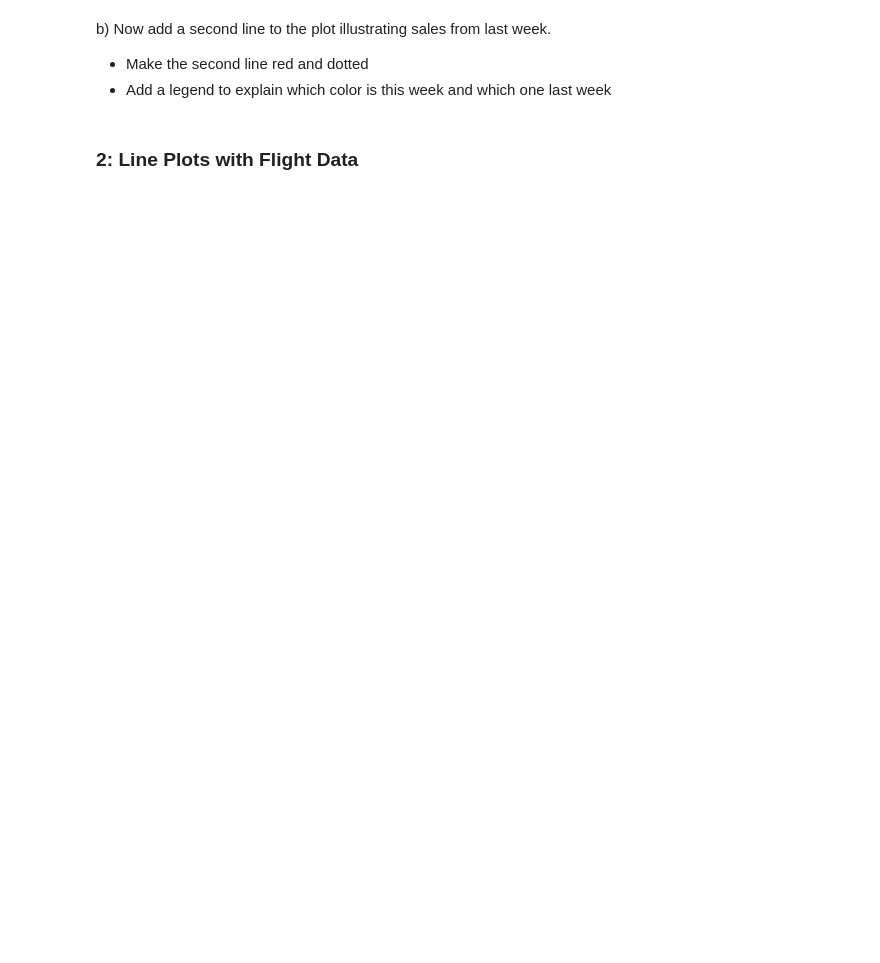
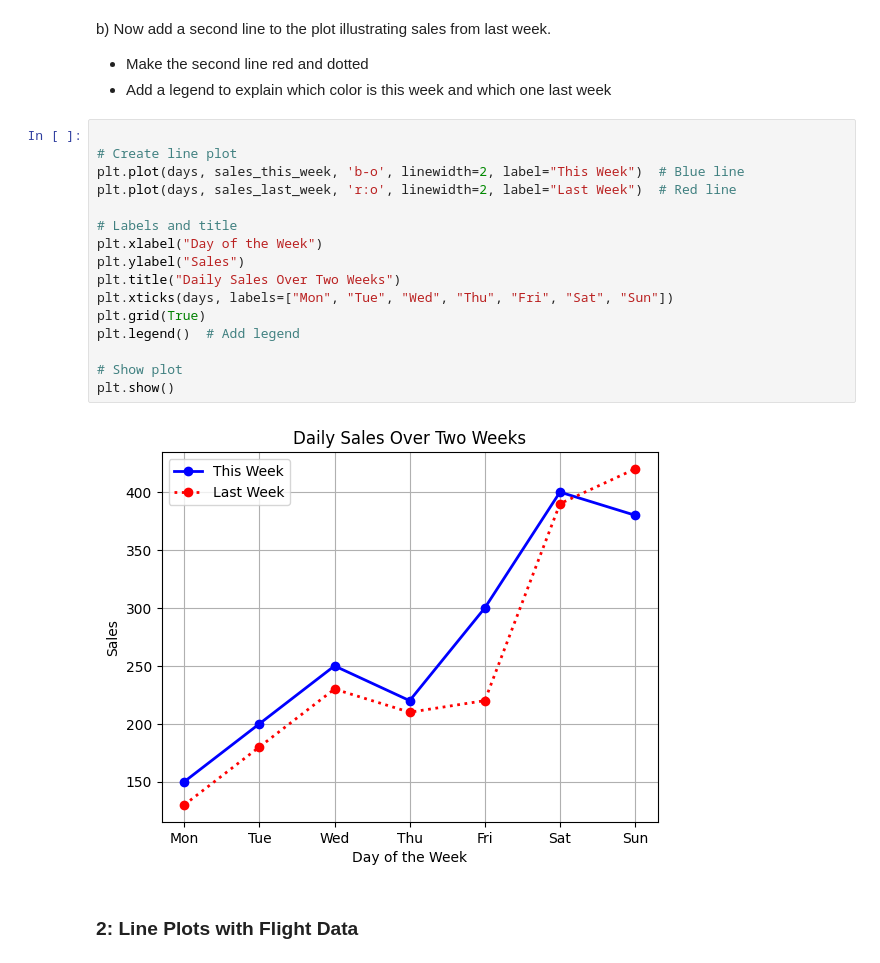
Before and after one commit to YuuneesIBH/KdG-DataScience2, a Jupyter notebook: Oefeningen/4- Matplotlib/04.01_EX.ipynb, the cells around one changed output. Saved outputs shown, nothing was run; the diff lists cells and outputs as text; blank space fills up the shorter version.

```diff
--- a/Oefeningen/4- Matplotlib/04.01_EX.ipynb
+++ b/Oefeningen/4- Matplotlib/04.01_EX.ipynb
@@ -24,6 +37,24 @@ b) Now add a second line to the plot illustrating sales from last week.
 
 - Make the second line red and dotted
 - Add a legend to explain which color is this week and which one last week
+# %%
+
+# Create line plot
+plt.plot(days, sales_this_week, 'b-o', linewidth=2, label="This Week")  # Blue line
+plt.plot(days, sales_last_week, 'r:o', linewidth=2, label="Last Week")  # Red line
+
+# Labels and title
+plt.xlabel("Day of the Week")
+plt.ylabel("Sales")
+plt.title("Daily Sales Over Two Weeks")
+plt.xticks(days, labels=["Mon", "Tue", "Wed", "Thu", "Fri", "Sat", "Sun"])
+plt.grid(True)
+plt.legend()  # Add legend
+
+# Show plot
+plt.show()
+# %% [output]
+[figure, added]
 # %% [markdown]
 ### 2: Line Plots with Flight Data
 # %%
```
Also changed, not shown: parts of 5 cells of this notebook, 14 other files.
